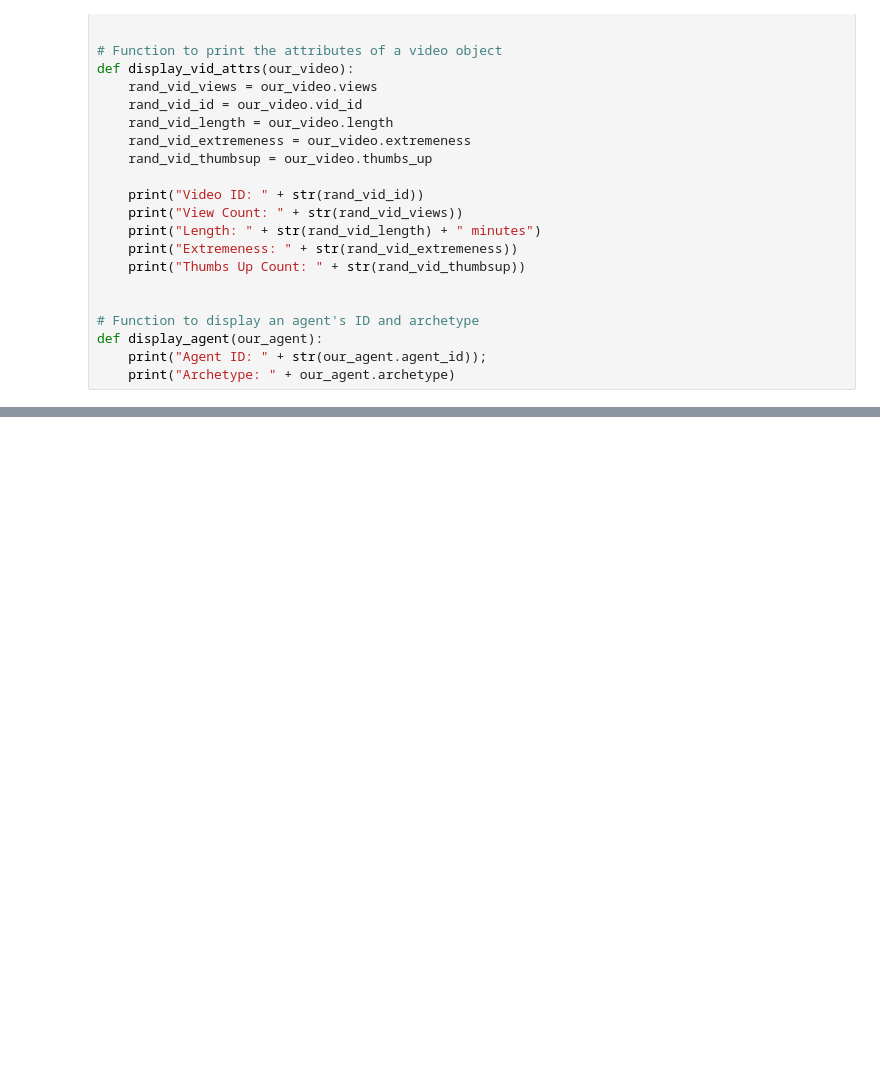
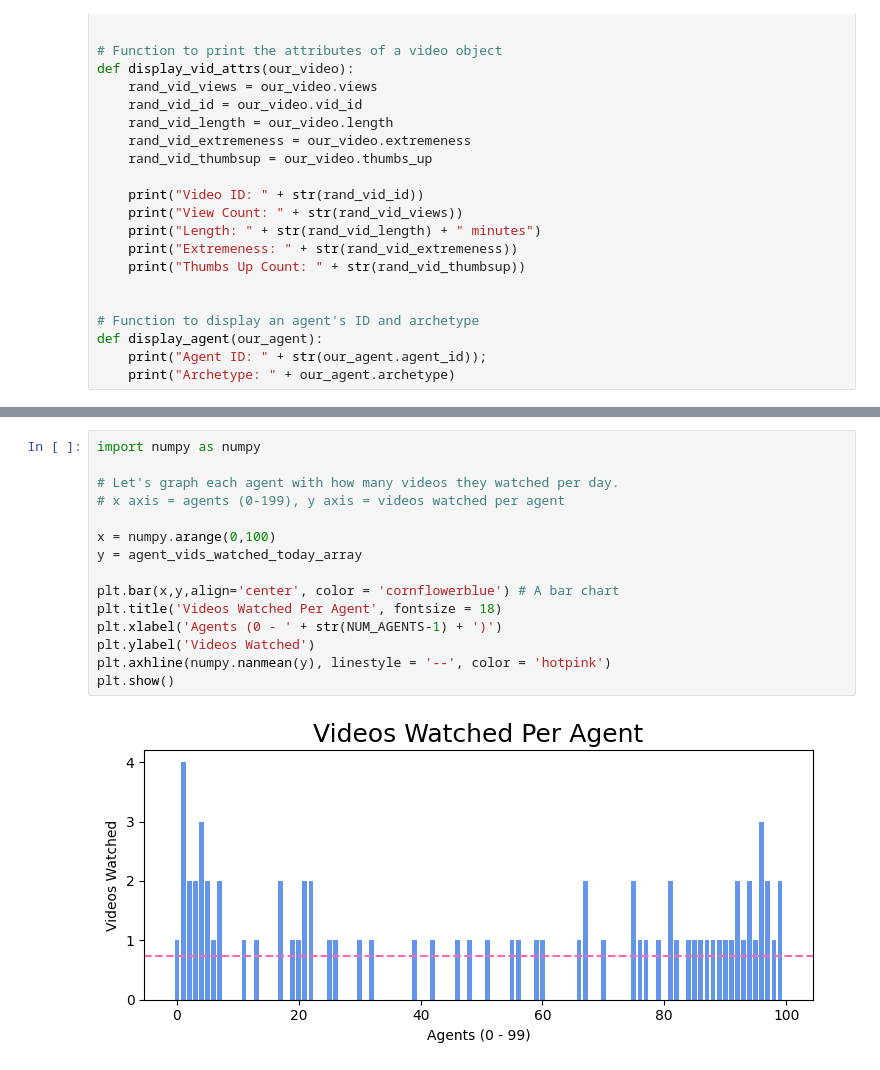
Before and after one commit to snyder-research-group/tools-of-justice, a Jupyter notebook: youtube simulation/simulation_notebook.ipynb, the cells around one changed output, grey strips where cells are left out. Cells and saved outputs as stored; diff of their text form; blank space fills up the shorter version.

```diff
--- a/youtube simulation/simulation_notebook.ipynb
+++ b/youtube simulation/simulation_notebook.ipynb
@@ -409,0 +445,17 @@ Minutes watched today: 94
+# %%
+import numpy as numpy
+
+# Let's graph each agent with how many videos they watched per day.
+# x axis = agents (0-199), y axis = videos watched per agent
+
+x = numpy.arange(0,100)
+y = agent_vids_watched_today_array
+
+plt.bar(x,y,align='center', color = 'cornflowerblue') # A bar chart
+plt.title('Videos Watched Per Agent', fontsize = 18)
+plt.xlabel('Agents (0 - ' + str(NUM_AGENTS-1) + ')')
+plt.ylabel('Videos Watched')
+plt.axhline(numpy.nanmean(y), linestyle = '--', color = 'hotpink')
+plt.show()
+# %% [output]
+[figure, added]
```
Also changed, not shown: parts of 9 cells of this notebook, 2 other files.
